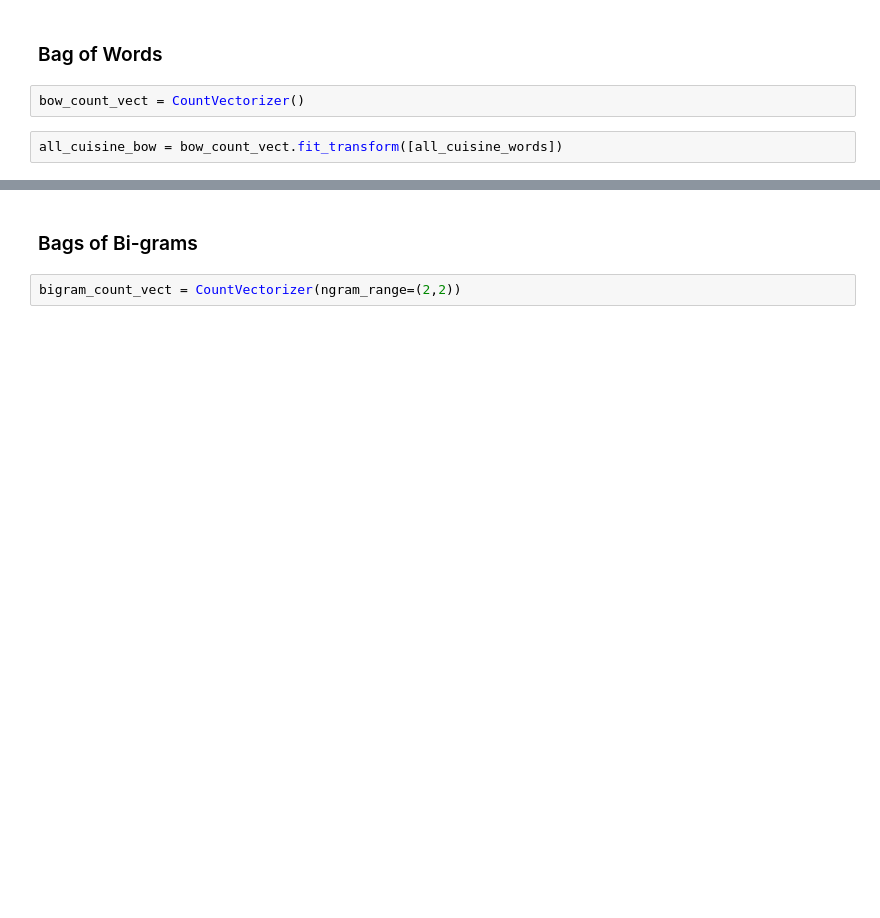
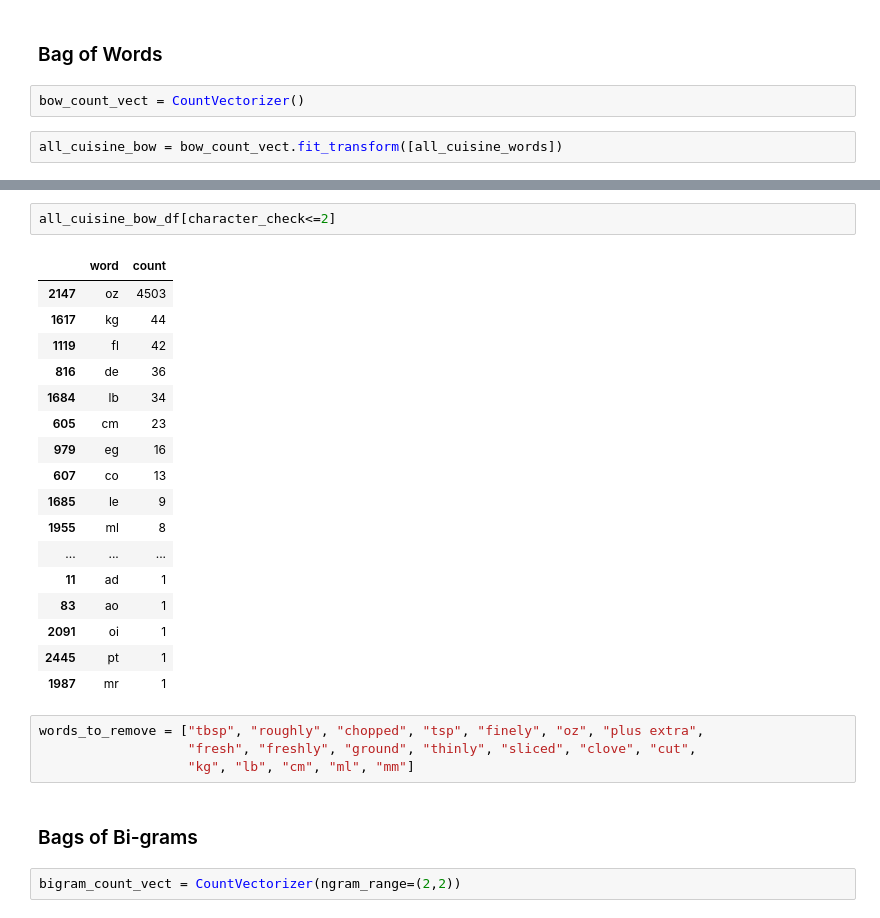
Before and after one commit to momcancode/Cuisine-Demystifier-NLP-ML-Project, a Jupyter notebook: model/00_EDA.ipynb, the cells around one changed output, grey strips where cells are left out. Saved outputs shown, nothing was run; the diff lists cells and outputs as text; blank space fills up the shorter version.

```diff
--- a/model/00_EDA.ipynb
+++ b/model/00_EDA.ipynb
@@ -441,3 +444,27 @@ As can be seen, there are some words appearing a lot but not adding much value t
+# %%
+all_cuisine_bow_df[character_check<=2]
+# %% [output]
+|  | word | count |
+| 2147 | oz | 4503 |
+| 1617 | kg | 44 |
+| 1119 | fl | 42 |
+| 816 | de | 36 |
+| 1684 | lb | 34 |
+| 605 | cm | 23 |
+| 979 | eg | 16 |
+| 607 | co | 13 |
+| 1685 | le | 9 |
+| 1955 | ml | 8 |
+| ... | ... | ... |
+| 11 | ad | 1 |
+| 83 | ao | 1 |
+| 2091 | oi | 1 |
+| 2445 | pt | 1 |
+| 1987 | mr | 1 |
+# %%
+words_to_remove = ["tbsp", "roughly", "chopped", "tsp", "finely", "oz", "plus extra",
+                   "fresh", "freshly", "ground", "thinly", "sliced", "clove", "cut",
+                   "kg", "lb", "cm", "ml", "mm"]
 # %% [markdown]
 ### Bags of Bi-grams
 # %%
```
Also changed, not shown: parts of 9 cells of this notebook, 1 other file.
